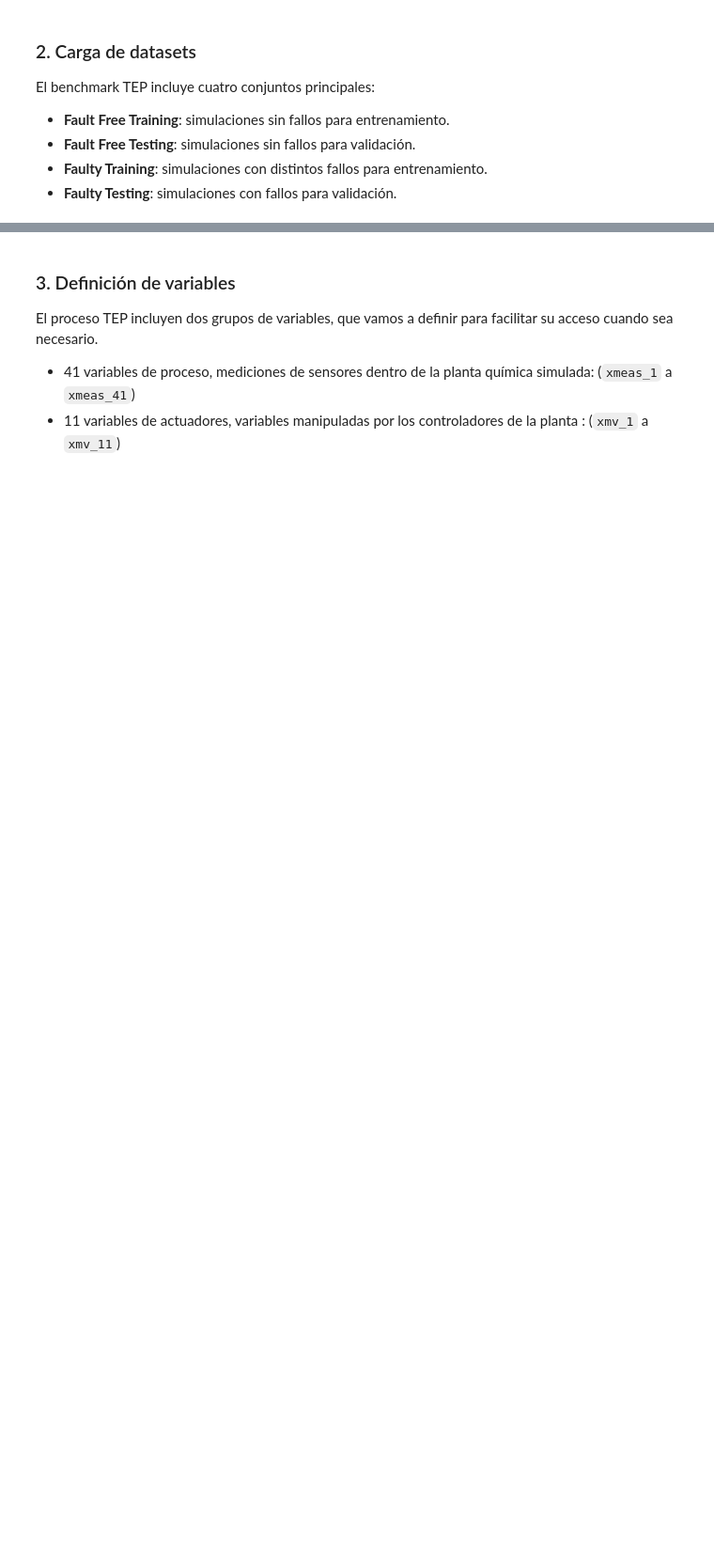
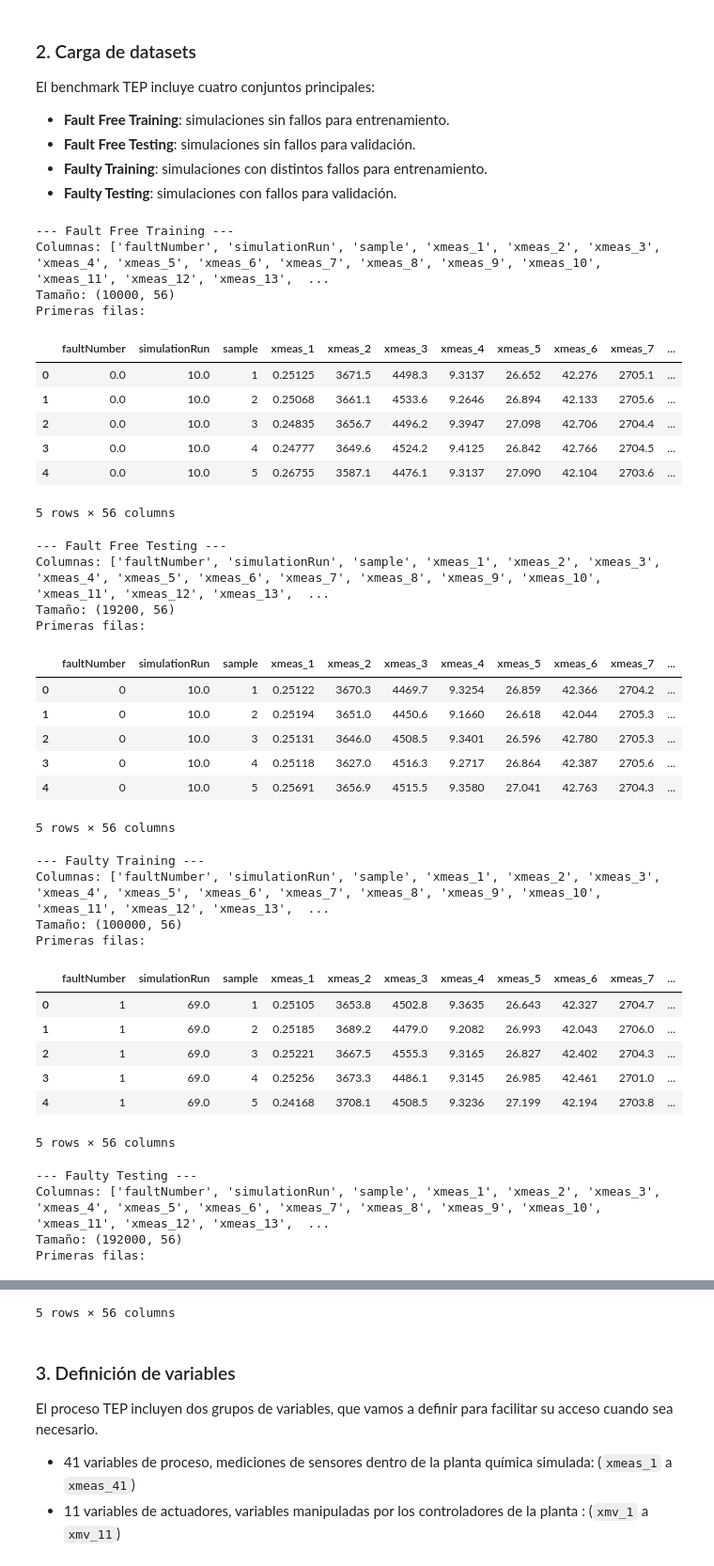
Before and after one commit to AlbaDelgadoO/proyecto_analitica, a Jupyter notebook: desc_dataset.ipynb, the cells around one changed output, grey strips where cells are left out. Shown: that part at 94% size. Drawn from its saved outputs; the diff is of its cells as text; code cells hidden in the pictures; blank space fills up the shorter version.

```diff
--- a/desc_dataset.ipynb
+++ b/desc_dataset.ipynb
@@ -56 +57,46 @@ datasets = {
 }
+# %%
+for name, df in datasets.items():
+    print(f"\n--- {name} ---")
+    print("Columnas:", df.columns.tolist())
+    print("Tamaño:", df.shape)
+    print("Primeras filas:")
+    display(df.head())
+# %% [output]
+--- Fault Free Training ---
+Columnas: ['faultNumber', 'simulationRun', 'sample', 'xmeas_1', 'xmeas_2', 'xmeas_3', 'xmeas_4', 'xmeas_5', 'xmeas_6', 'xmeas_7', 'xmeas_8', 'xmeas_9', 'xmeas_10', 'xmeas_11', 'xmeas_12', 'xmeas_13',  ...
+Tamaño: (10000, 56)
+Primeras filas:
+|  | faultNumber | simulationRun | sample | xmeas_1 | xmeas_2 | xmeas_3 | xmeas_4 | xmeas_5 | xmeas_6 | xmeas_7 | ... |
+| 0 | 0.0 | 10.0 | 1 | 0.25125 | 3671.5 | 4498.3 | 9.3137 | 26.652 | 42.276 | 2705.1 | ... |
+| 1 | 0.0 | 10.0 | 2 | 0.25068 | 3661.1 | 4533.6 | 9.2646 | 26.894 | 42.133 | 2705.6 | ... |
+| 2 | 0.0 | 10.0 | 3 | 0.24835 | 3656.7 | 4496.2 | 9.3947 | 27.098 | 42.706 | 2704.4 | ... |
+| 3 | 0.0 | 10.0 | 4 | 0.24777 | 3649.6 | 4524.2 | 9.4125 | 26.842 | 42.766 | 2704.5 | ... |
+| 4 | 0.0 | 10.0 | 5 | 0.26755 | 3587.1 | 4476.1 | 9.3137 | 27.090 | 42.104 | 2703.6 | ... |
+5 rows × 56 columns
+--- Fault Free Testing ---
+Columnas: ['faultNumber', 'simulationRun', 'sample', 'xmeas_1', 'xmeas_2', 'xmeas_3', 'xmeas_4', 'xmeas_5', 'xmeas_6', 'xmeas_7', 'xmeas_8', 'xmeas_9', 'xmeas_10', 'xmeas_11', 'xmeas_12', 'xmeas_13',  ...
+Tamaño: (19200, 56)
+Primeras filas:
+|  | faultNumber | simulationRun | sample | xmeas_1 | xmeas_2 | xmeas_3 | xmeas_4 | xmeas_5 | xmeas_6 | xmeas_7 | ... |
+| 0 | 0 | 10.0 | 1 | 0.25122 | 3670.3 | 4469.7 | 9.3254 | 26.859 | 42.366 | 2704.2 | ... |
+| 1 | 0 | 10.0 | 2 | 0.25194 | 3651.0 | 4450.6 | 9.1660 | 26.618 | 42.044 | 2705.3 | ... |
+| 2 | 0 | 10.0 | 3 | 0.25131 | 3646.0 | 4508.5 | 9.3401 | 26.596 | 42.780 | 2705.3 | ... |
+| 3 | 0 | 10.0 | 4 | 0.25118 | 3627.0 | 4516.3 | 9.2717 | 26.864 | 42.387 | 2705.6 | ... |
+| 4 | 0 | 10.0 | 5 | 0.25691 | 3656.9 | 4515.5 | 9.3580 | 27.041 | 42.763 | 2704.3 | ... |
+5 rows × 56 columns
+--- Faulty Training ---
+Columnas: ['faultNumber', 'simulationRun', 'sample', 'xmeas_1', 'xmeas_2', 'xmeas_3', 'xmeas_4', 'xmeas_5', 'xmeas_6', 'xmeas_7', 'xmeas_8', 'xmeas_9', 'xmeas_10', 'xmeas_11', 'xmeas_12', 'xmeas_13',  ...
+Tamaño: (100000, 56)
+Primeras filas:
+|  | faultNumber | simulationRun | sample | xmeas_1 | xmeas_2 | xmeas_3 | xmeas_4 | xmeas_5 | xmeas_6 | xmeas_7 | ... |
+| 0 | 1 | 69.0 | 1 | 0.25105 | 3653.8 | 4502.8 | 9.3635 | 26.643 | 42.327 | 2704.7 | ... |
+| 1 | 1 | 69.0 | 2 | 0.25185 | 3689.2 | 4479.0 | 9.2082 | 26.993 | 42.043 | 2706.0 | ... |
+| 2 | 1 | 69.0 | 3 | 0.25221 | 3667.5 | 4555.3 | 9.3165 | 26.827 | 42.402 | 2704.3 | ... |
+| 3 | 1 | 69.0 | 4 | 0.25256 | 3673.3 | 4486.1 | 9.3145 | 26.985 | 42.461 | 2701.0 | ... |
+| 4 | 1 | 69.0 | 5 | 0.24168 | 3708.1 | 4508.5 | 9.3236 | 27.199 | 42.194 | 2703.8 | ... |
+5 rows × 56 columns
+--- Faulty Testing ---
+Columnas: ['faultNumber', 'simulationRun', 'sample', 'xmeas_1', 'xmeas_2', 'xmeas_3', 'xmeas_4', 'xmeas_5', 'xmeas_6', 'xmeas_7', 'xmeas_8', 'xmeas_9', 'xmeas_10', 'xmeas_11', 'xmeas_12', 'xmeas_13',  ...
+Tamaño: (192000, 56)
+Primeras filas:
@@ -57,3 +109,4 @@ datasets = {
+5 rows × 56 columns
 # %% [markdown]
 ### 3. Definición de variables
 
```
Also changed, not shown: parts of 13 cells of this notebook.
